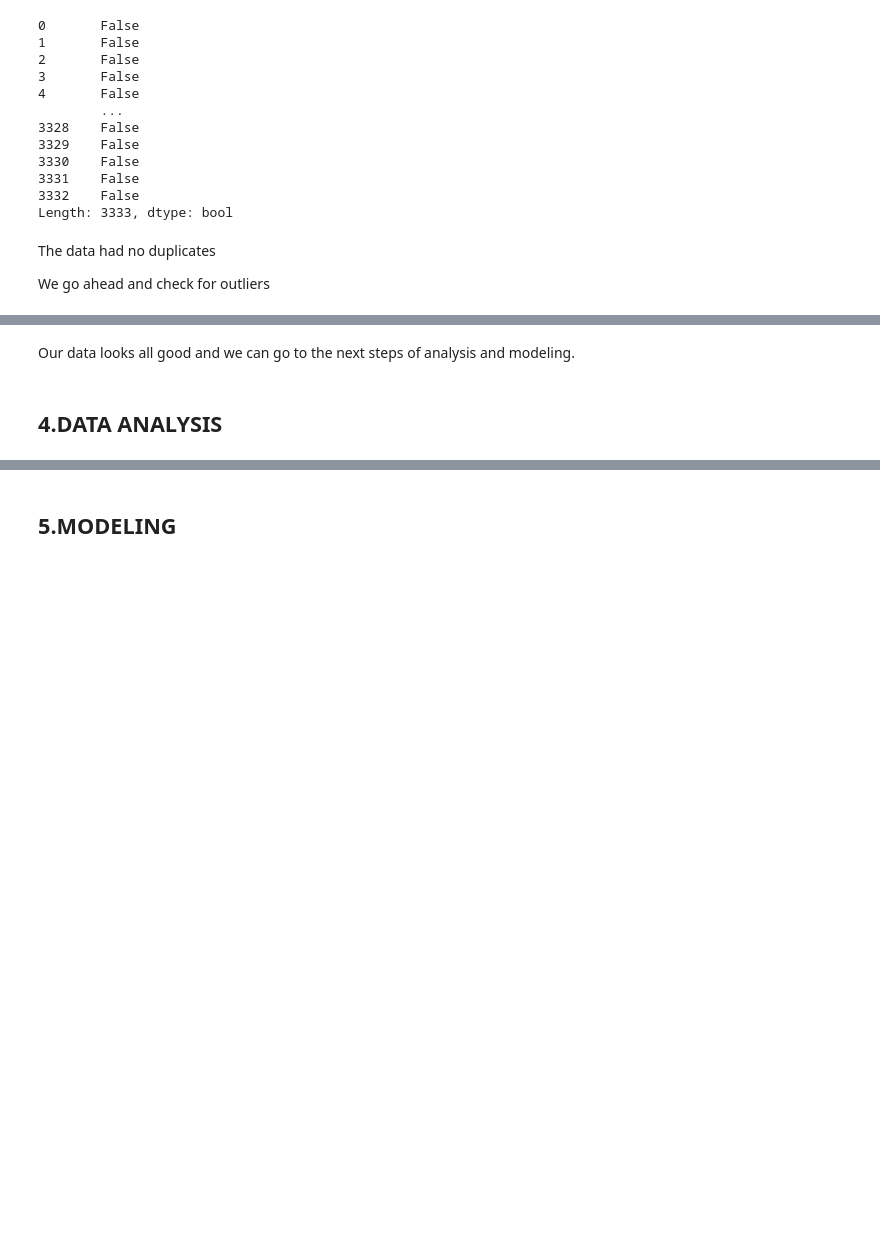
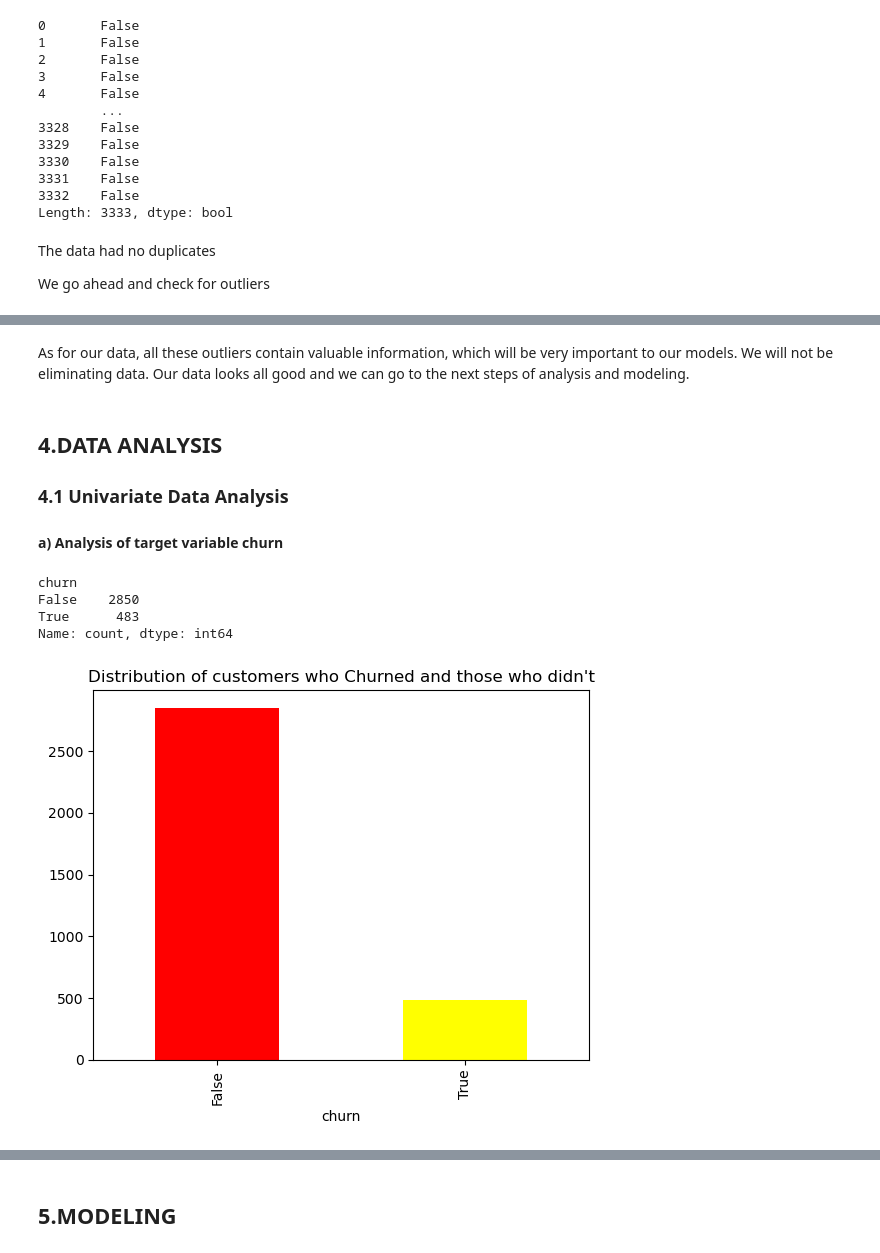
Before and after one commit to Gitahim/Syria_Tel_customer_churn_project, a Jupyter notebook: student.ipynb, the cells around one changed output, grey strips where cells are left out. Saved outputs shown, nothing was run; the diff lists cells and outputs as text; code cells hidden in the pictures; blank space fills up the shorter version.

Commit message:
univariate and bivariate analysis

```diff
--- a/student.ipynb
+++ b/student.ipynb
@@ -423,4 +426,23 @@ plt.show()
 # %% [markdown]
+As for our data, all these outliers contain valuable information, which will be very important to our models. We will not be eliminating data.
 Our data looks  all good and we can go to the next steps of analysis and modeling.
 # %% [markdown]
 ## 4.DATA ANALYSIS
+### 4.1 Univariate Data Analysis
+#### a) Analysis of target variable churn
+# %%
+#Value_count of target variable
+
+data["churn"].value_counts()
+# %% [output]
+churn
+False    2850
+True      483
+Name: count, dtype: int64
+# %%
+#count visualization
+data['churn'].value_counts().plot(
+    kind='bar',color=['red', 'yellow']).set_title(
+    "Distribution of customers who Churned and those who didn't");
+# %% [output]
+[figure, added]
```
Also changed, not shown: parts of 35 cells of this notebook.
